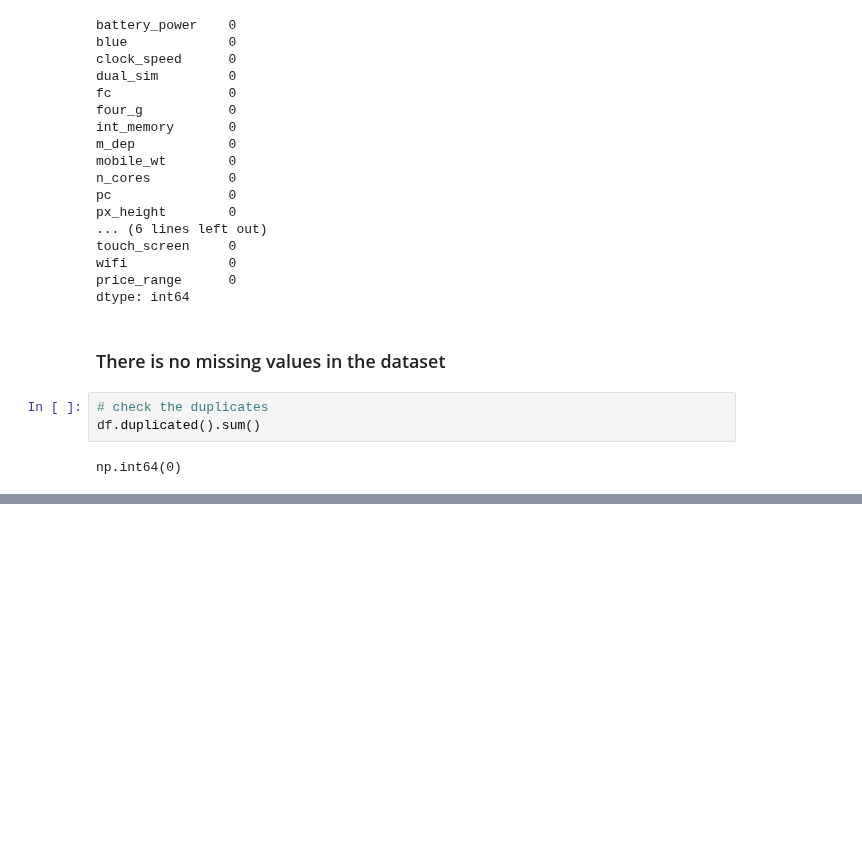
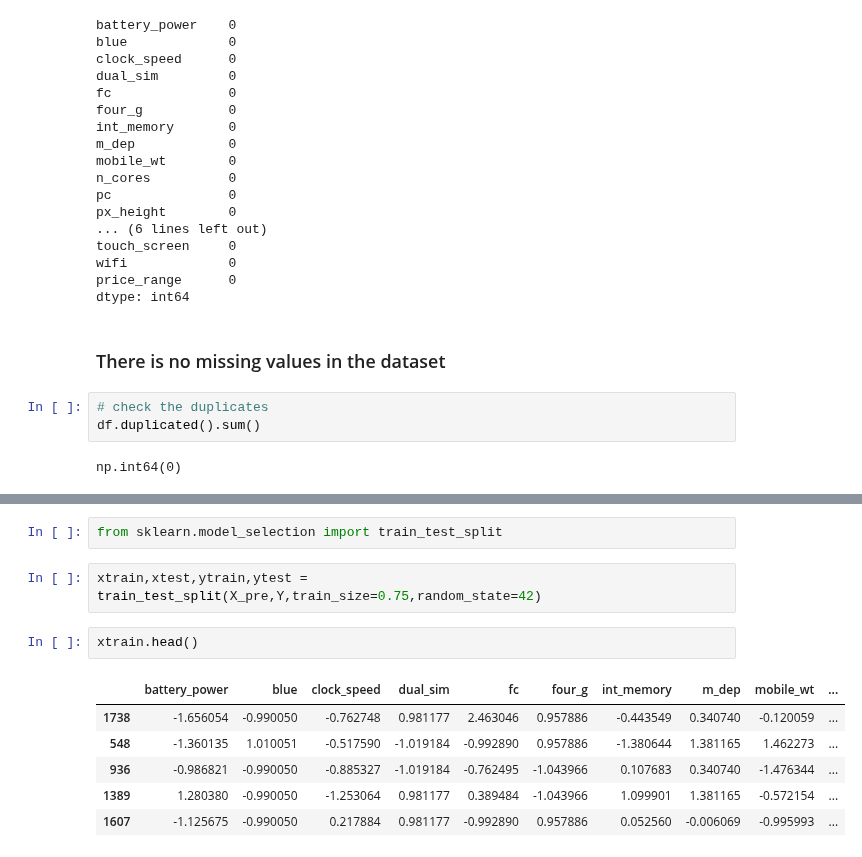
Before and after one commit to ganesh-207/Machine_learning, a Jupyter notebook: Assignment/Mobile Price Classification .ipynb, the cells around one changed output, grey strips where cells are left out. Saved outputs shown, nothing was run; the diff lists cells and outputs as text; blank space fills up the shorter version.

```diff
--- a/Assignment/Mobile Price Classification .ipynb
+++ b/Assignment/Mobile Price Classification .ipynb
@@ -84,0 +156,13 @@ np.int64(0)
+# %%
+from sklearn.model_selection import train_test_split
+# %%
+xtrain,xtest,ytrain,ytest = train_test_split(X_pre,Y,train_size=0.75,random_state=42)
+# %%
+xtrain.head()
+# %% [output]
+|  | battery_power | blue | clock_speed | dual_sim | fc | four_g | int_memory | m_dep | mobile_wt | ... |
+| 1738 | -1.656054 | -0.990050 | -0.762748 | 0.981177 | 2.463046 | 0.957886 | -0.443549 | 0.340740 | -0.120059 | ... |
+| 548 | -1.360135 | 1.010051 | -0.517590 | -1.019184 | -0.992890 | 0.957886 | -1.380644 | 1.381165 | 1.462273 | ... |
+| 936 | -0.986821 | -0.990050 | -0.885327 | -1.019184 | -0.762495 | -1.043966 | 0.107683 | 0.340740 | -1.476344 | ... |
+| 1389 | 1.280380 | -0.990050 | -1.253064 | 0.981177 | 0.389484 | -1.043966 | 1.099901 | 1.381165 | -0.572154 | ... |
+| 1607 | -1.125675 | -0.990050 | 0.217884 | 0.981177 | -0.992890 | 0.957886 | 0.052560 | -0.006069 | -0.995993 | ... |
```
Also changed, not shown: parts of 42 cells of this notebook, 1 other file.
